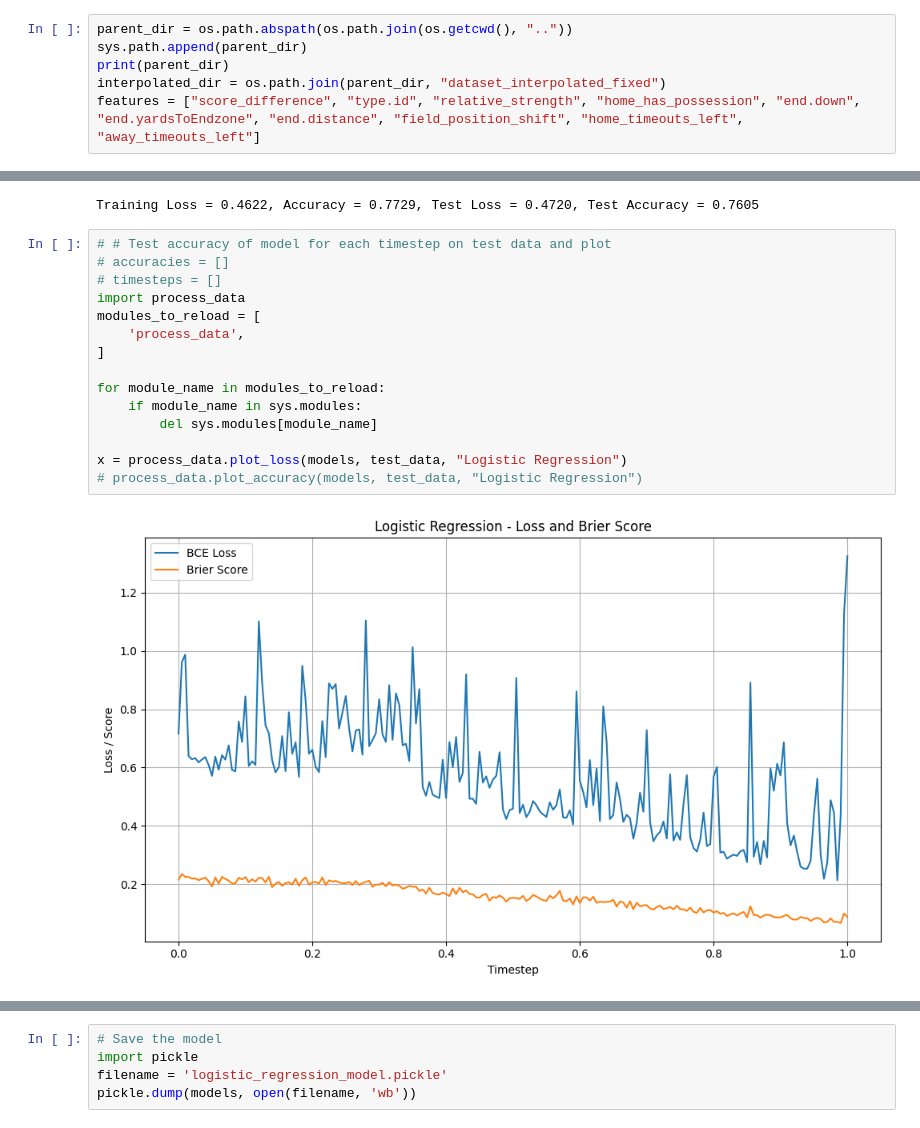
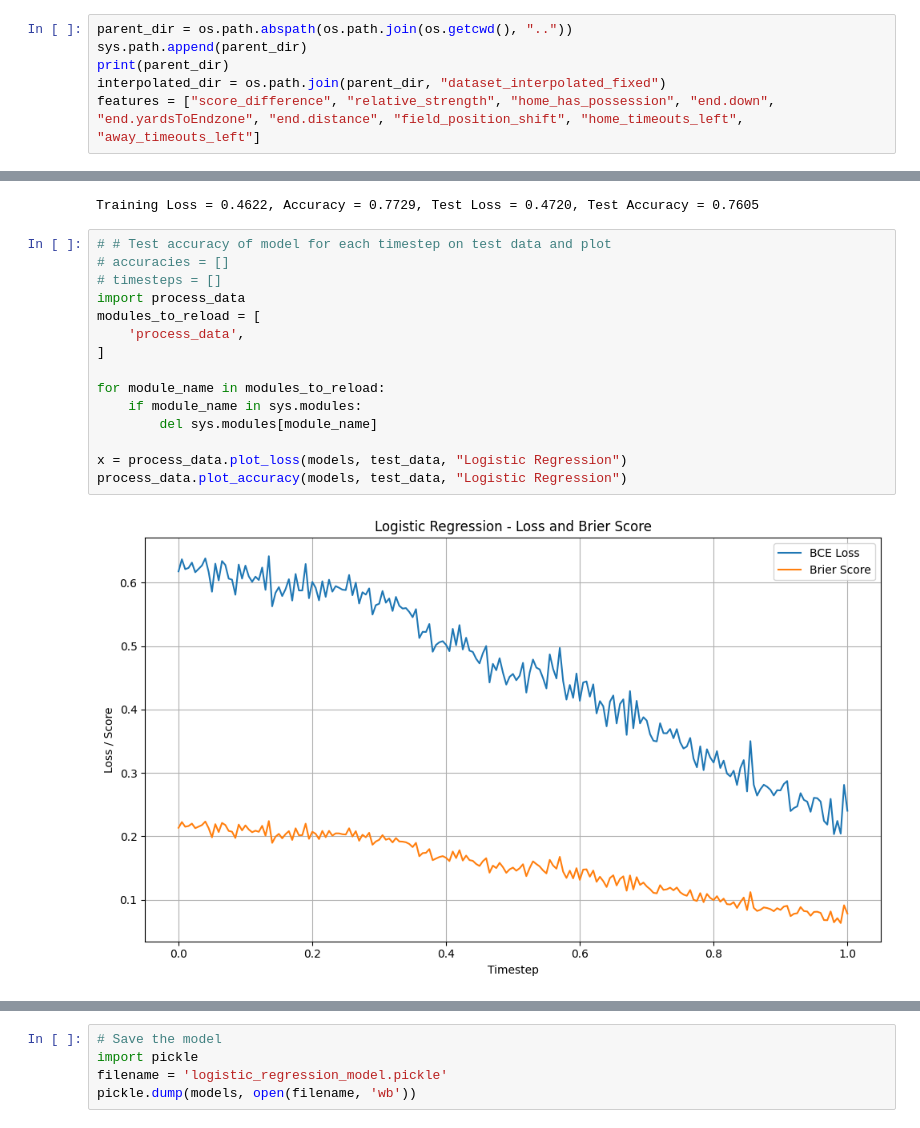
Before and after one commit to alys28/probabilistic_forecasts_football, a Jupyter notebook: NFL/ML/notebooks/logistic_regression_multi_step.ipynb, the cells around one changed output, grey strips where cells are left out. Saved outputs shown, nothing was run; the diff lists cells and outputs as text.

Commit message:
feat: straw men tests (3)

```diff
--- a/NFL/ML/notebooks/logistic_regression_multi_step.ipynb
+++ b/NFL/ML/notebooks/logistic_regression_multi_step.ipynb
@@ -9,7 +9,7 @@ parent_dir = os.path.abspath(os.path.join(os.getcwd(), ".."))
 sys.path.append(parent_dir)
 print(parent_dir)
 interpolated_dir = os.path.join(parent_dir, "dataset_interpolated_fixed")
-features = ["score_difference", "type.id", "relative_strength", "home_has_possession", "end.down", "end.yardsToEndzone", "end.distance", "field_position_shift", "home_timeouts_left", "away_timeouts_left"]
+features = ["score_difference", "relative_strength", "home_has_possession", "end.down", "end.yardsToEndzone", "end.distance", "field_position_shift", "home_timeouts_left", "away_timeouts_left"]
 # %% [output]
 /Users/aly/Documents/University_of_Waterloo/Winter 2025/Research/code/NFL/ML
 # %%
@@ -219,17 +219,17 @@ Training Loss = 0.4622, Accuracy = 0.7729, Test Loss = 0.4720, Test Accuracy = 0
 # %%
 # # Test accuracy of model for each timestep on test data and plot
 # accuracies = []
 # timesteps = []
 import process_data
 modules_to_reload = [
     'process_data',
 ]
 
 for module_name in modules_to_reload:
     if module_name in sys.modules:
         del sys.modules[module_name]
 
 x = process_data.plot_loss(models, test_data, "Logistic Regression")
-# process_data.plot_accuracy(models, test_data, "Logistic Regression")
+process_data.plot_accuracy(models, test_data, "Logistic Regression")
 # %% [output]
-[figure, old version]
+[figure, new version]
```
Also changed, not shown: parts of 4 cells of this notebook, 25 other files.
